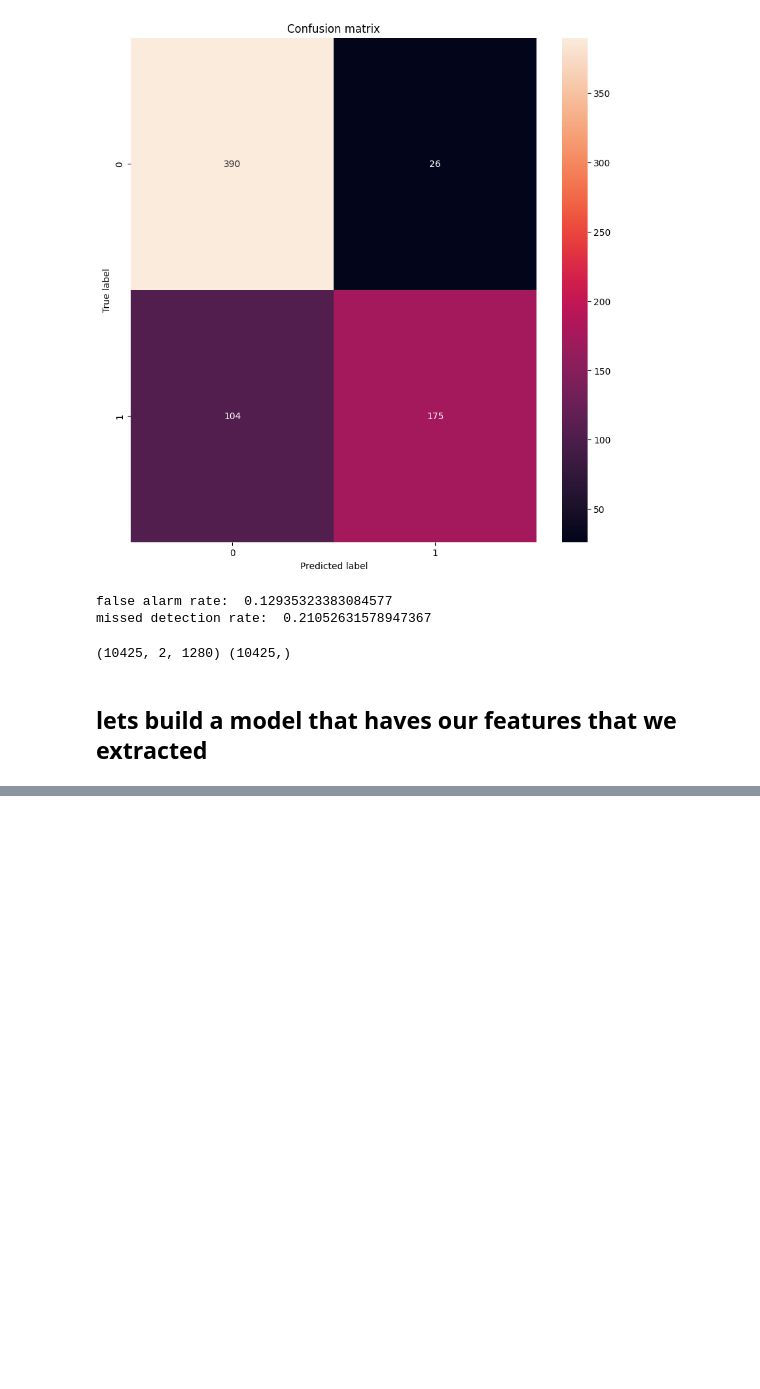
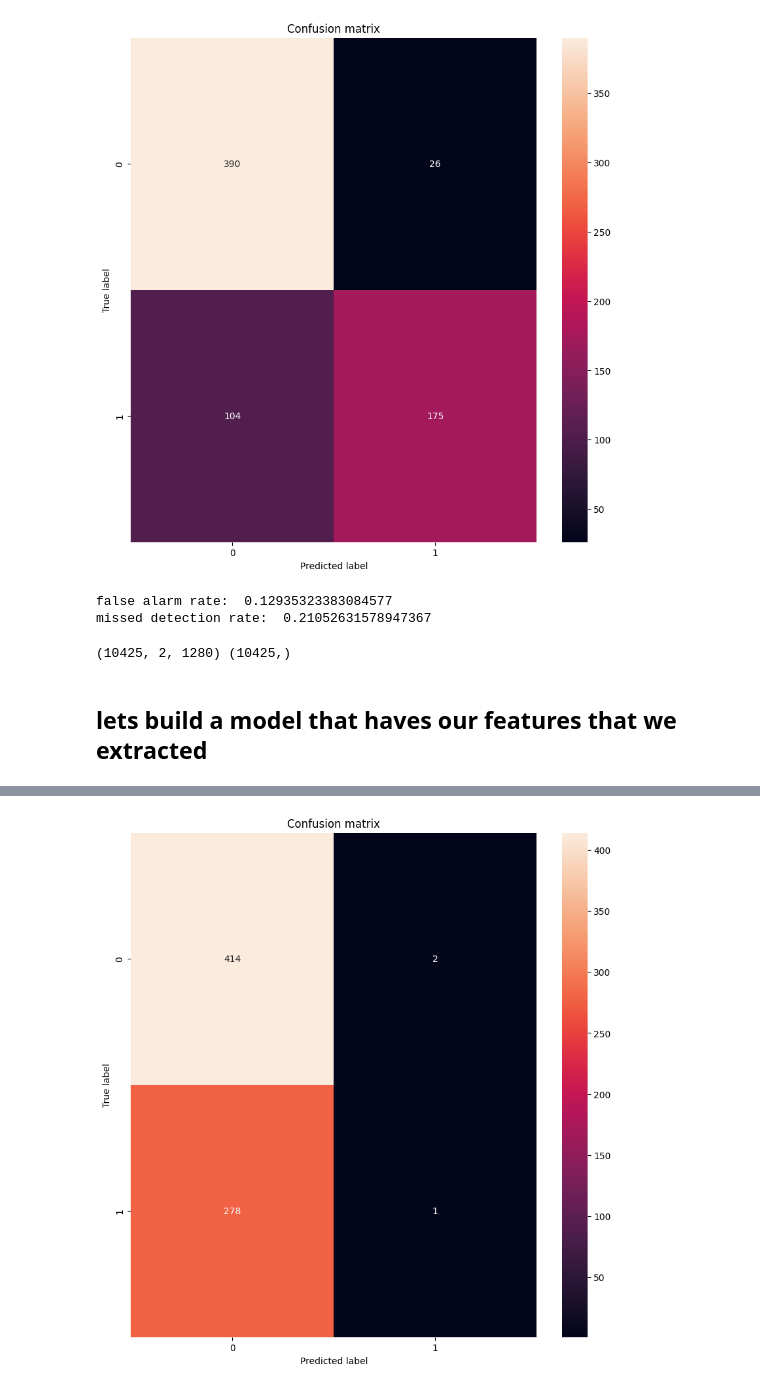
Before and after one commit to DevNerds2020/seizure-detector-with-neural-networks, a Jupyter notebook: SeizureDetector.ipynb, the cells around one changed output, grey strips where cells are left out. Cells and saved outputs as stored; diff of their text form; code cells hidden in the pictures; blank space fills up the shorter version.

```diff
--- a/SeizureDetector.ipynb
+++ b/SeizureDetector.ipynb
@@ -634,3 +644,5 @@ features.shape
+# %%
+features_train, features_test, y_train, y_test = train_test_split(features, final_y_labels, test_size=0.2, random_state=42)
 # %%
 from keras.layers import Input, Concatenate
 from keras.models import Model
@@ -639,8 +651,15 @@ from keras.models import Model
 signal_inputs = Input(shape=(window_size, 2), name="signal_inputs")
 features_inputs = Input(shape=(features.shape[1],), name="features_inputs")
 
-signals_model = Conv1D(filters=64, kernel_size=2, activation='relu')(signal_inputs)
+signals_model = Conv1D(filters=256, kernel_size=2, activation='relu')(signal_inputs)
 signals_model = MaxPooling1D(pool_size=2)(signals_model)
+# signals_model = Dropout(0.3)(signals_model)
+signals_model = Conv1D(filters=128, kernel_size=2, activation='relu')(signals_model)
+signals_model = MaxPooling1D(pool_size=2)(signals_model)
+# signals_model = Dropout(0.3)(signals_model)
+# signals_model = Conv1D(filters=64, kernel_size=2, activation='relu')(signals_model)
+# signals_model = MaxPooling1D(pool_size=2)(signals_model)
+# signals_model = Dropout(0.3)(signals_model)
 signals_model = Flatten()(signals_model)
 signals_model = Dense(features.shape[1], activation='relu')(signals_model)
 
@@ -677,0 +693,8 @@ model.compile(optimizer='adam',
+# %%
+model.fit(
+    [X_train, features_train],
+    y_train_categorical,
+    epochs=10,
+    shuffle=True,
+    verbose=2,
+)
@@ -677,0 +722,8 @@ model.compile(optimizer='adam',
+# %%
+#model recall and f1 score and precision
+from sklearn.metrics import classification_report
+
+y_pred = model.predict([X_test, features_test])
+y_pred = np.argmax(y_pred, axis=1)
+y_test = np.argmax(y_test_categorical, axis=1)
+print(classification_report(y_test, y_pred))
@@ -677,0 +740,14 @@ model.compile(optimizer='adam',
+# %%
+#plot confusion matrix
+from sklearn.metrics import confusion_matrix
+import seaborn as sns
+
+cm = confusion_matrix(y_test, y_pred)
+plt.figure(figsize=(10,10))
+sns.heatmap(cm, annot=True, fmt="d")
+plt.title("Confusion matrix")
+plt.ylabel('True label')
+plt.xlabel('Predicted label')
+plt.show()
+# %% [output]
+[figure, added]
```
Also changed, not shown: parts of 7 cells of this notebook.
